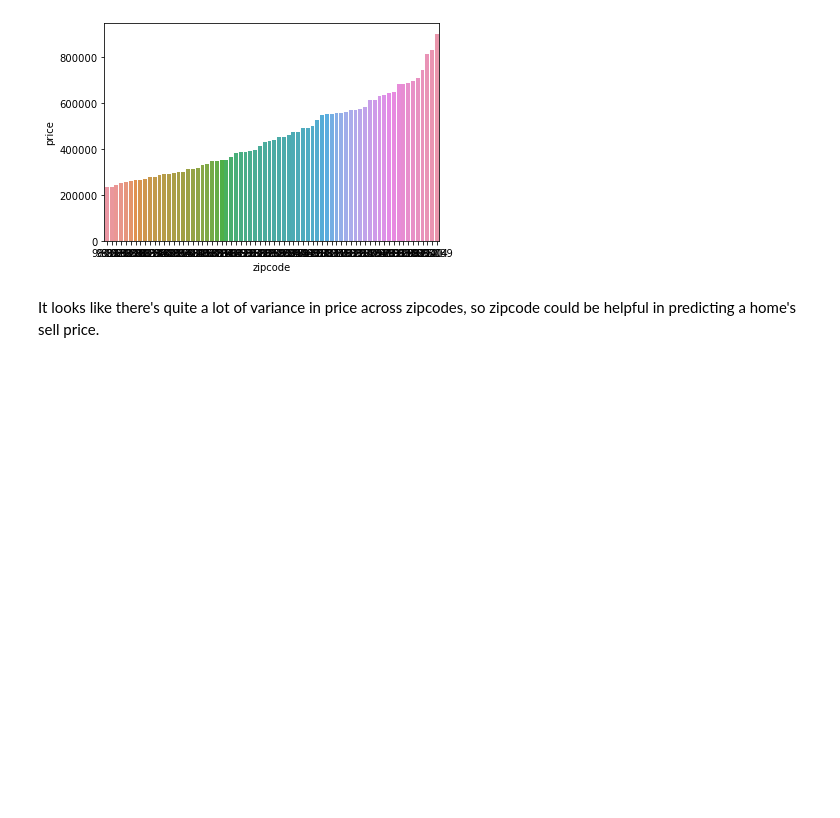
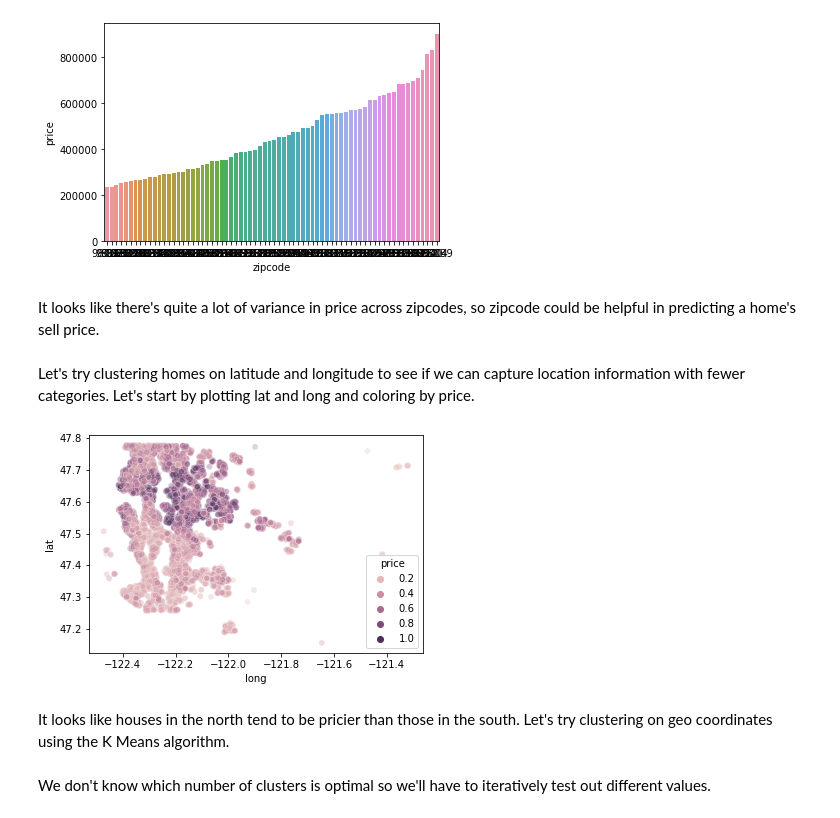
Before and after one commit to andrewabeles/seattle_home_sales, a Jupyter notebook: eda.ipynb, the cells around one changed output. Drawn from its saved outputs; the diff is of its cells as text; code cells hidden in the pictures; blank space fills up the shorter version.

Commit message:
cluster on geo coords

```diff
--- a/eda.ipynb
+++ b/eda.ipynb
@@ -295,5 +297,5 @@ We have 16,371 rows left after removing the outliers. Now let's remove the colum
 # %%
-data.drop(['id', 'grade', 'lat', 'long'], axis=1, inplace=True)
+data.drop(['id', 'grade'], axis=1, inplace=True)
 # %% [markdown]
 zipcode is a categorical variable with 70 unique values. We'll need to dummify it if we're going to include it in our model. But 69 binary variables is a lot, so first we should check whether zipcode is at all informative of price.
 # %%
@@ -309,3 +311,14 @@ plt.show()
 [figure]
 # %% [markdown]
 It looks like there's quite a lot of variance in price across zipcodes, so zipcode could be helpful in predicting a home's sell price.
+# %% [markdown]
+Let's try clustering homes on latitude and longitude to see if we can capture location information with fewer categories. Let's start by plotting lat and long and coloring by price.
+# %%
+sns.scatterplot(data=data, x='long', y='lat', hue='price', alpha=0.3)
+plt.show()
+# %% [output]
+[figure, added]
+# %% [markdown]
+It looks like houses in the north tend to be pricier than those in the south. Let's try clustering on geo coordinates using the K Means algorithm.
+# %% [markdown]
+We don't know which number of clusters is optimal so we'll have to iteratively test out different values.
```
Also changed, not shown: parts of 16 cells of this notebook.
